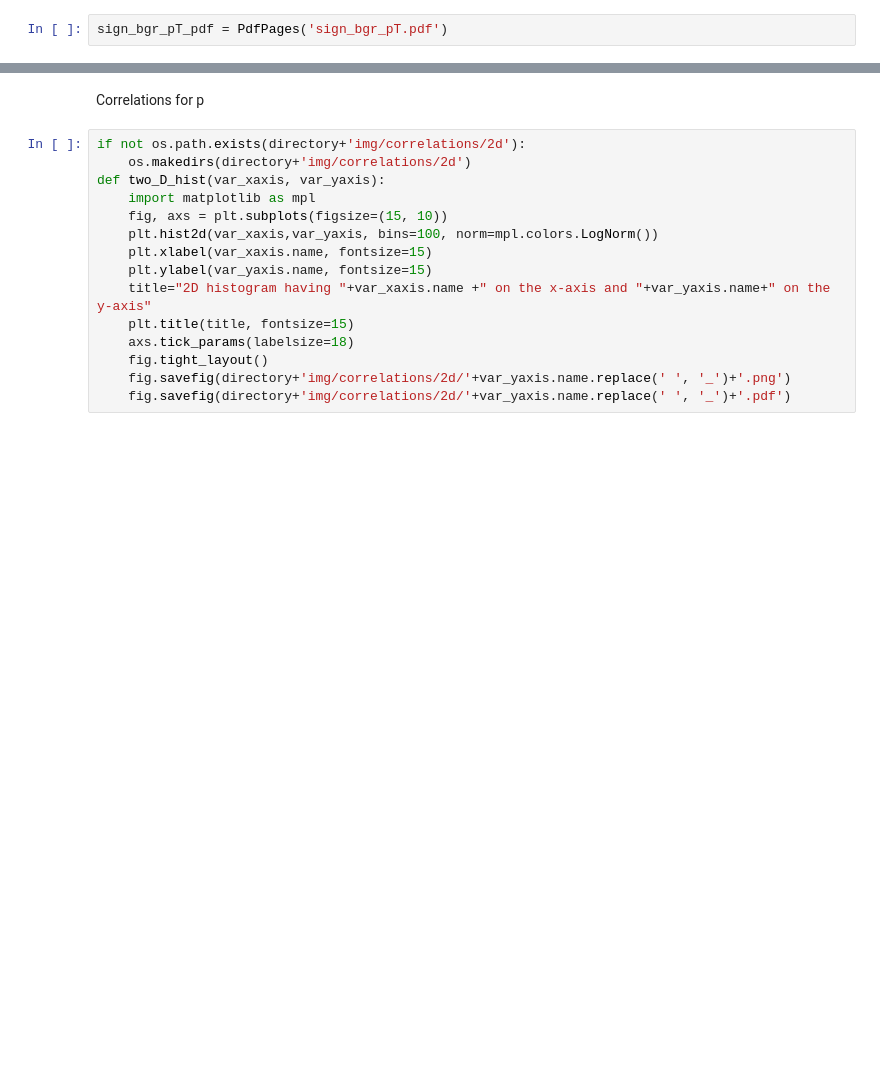
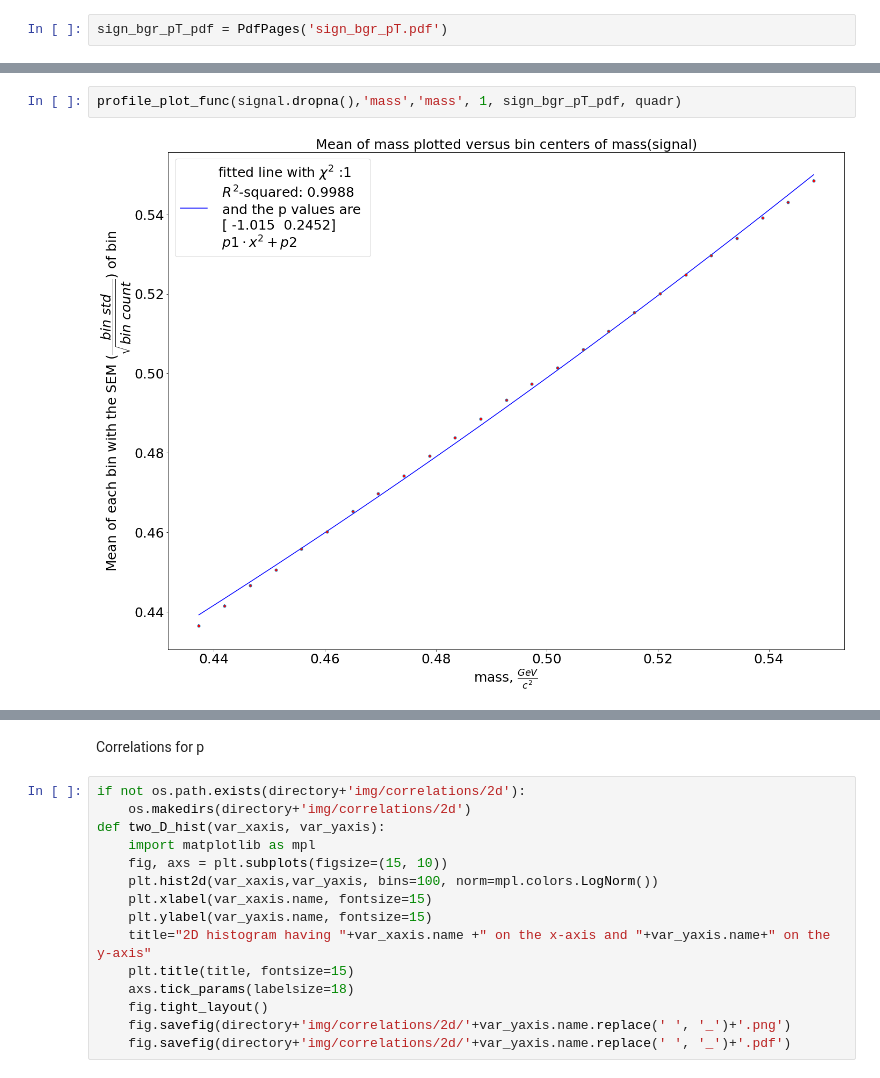
Before and after one commit to julnow/JupyterNotebooks, a Jupyter notebook: kaon_correlations_p2.ipynb, the cells around one changed output, grey strips where cells are left out. Drawn from its saved outputs; the diff is of its cells as text; blank space fills up the shorter version.

```diff
--- a/kaon_correlations_p2.ipynb
+++ b/kaon_correlations_p2.ipynb
@@ -408,2 +518,6 @@ Params:  [4.50670727 0.39497348]
+# %%
+profile_plot_func(signal.dropna(),'mass','mass', 1, sign_bgr_pT_pdf, quadr)
+# %% [output]
+[figure, added]
 # %%
 profile_plot_func(background.dropna(),'mass','pz', 0, sign_bgr_pT_pdf, lin)
```
Also changed, not shown: parts of 20 cells of this notebook.
